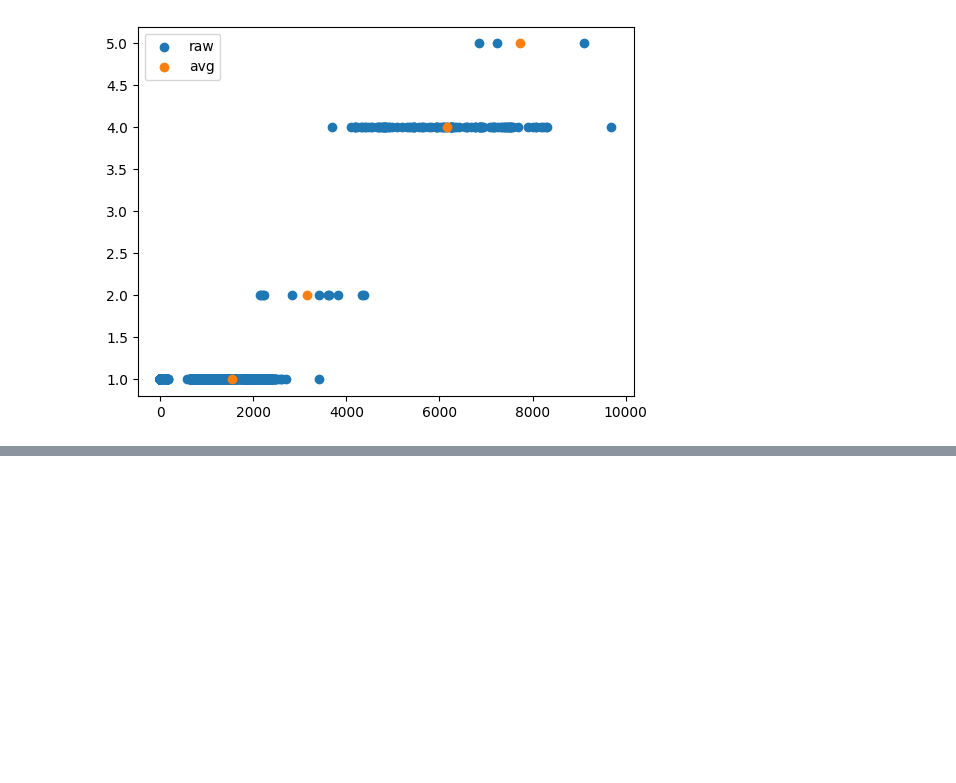
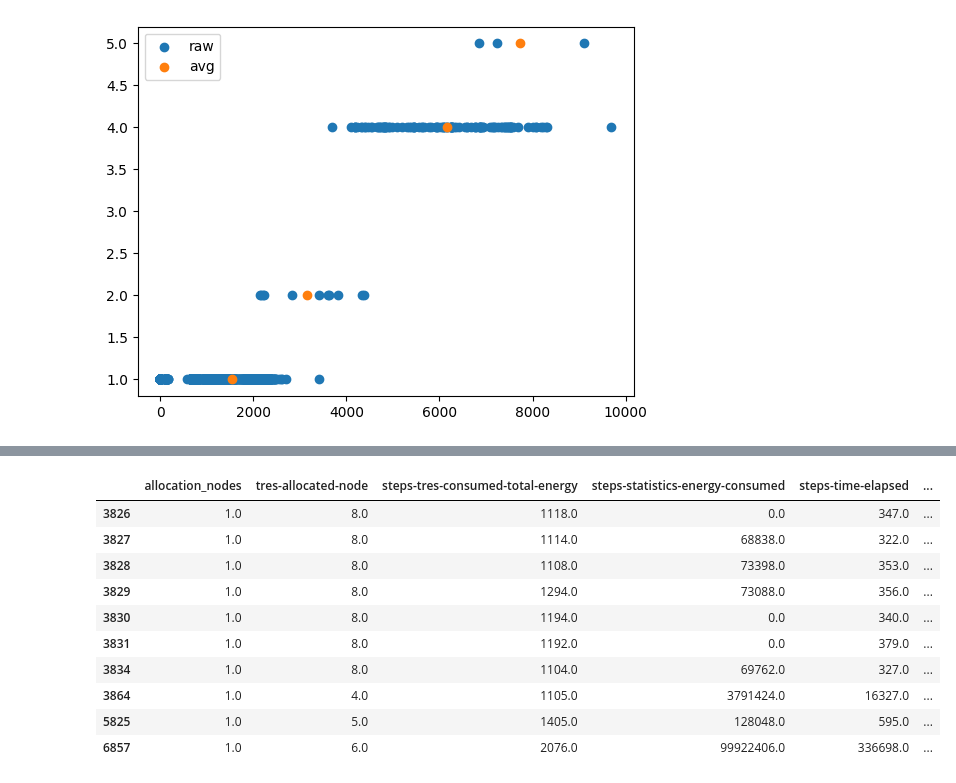
Before and after one commit to admire-eurohpc/AnomalyDetection, a Jupyter notebook: notebooks/visualization.ipynb, the cells around one changed output, grey strips where cells are left out. Saved outputs shown, nothing was run; the diff lists cells and outputs as text; code cells hidden in the pictures; blank space fills up the shorter version.

```diff
--- a/notebooks/visualization.ipynb
+++ b/notebooks/visualization.ipynb
@@ -95,0 +150,29 @@ sum(df['steps-statistics-energy-consumed'] == 0)
+# %%
+columns_of_interest = [
+    'allocation_nodes',
+    'tres-allocated-node',
+    'steps-tres-consumed-total-energy',
+    'steps-statistics-energy-consumed',
+    'steps-time-elapsed',
+    'required-memory',
+    'required-CPUs',
+    'steps-time-start',
+    'priority',
+    # tres
+    'tres-allocated-cpu',
+    'tres-allocated-mem',
+    ]
+
+df.loc[df['steps-tres-consumed-total-energy'] > 1000][columns_of_interest]
+# %% [output]
+|  | allocation_nodes | tres-allocated-node | steps-tres-consumed-total-energy | steps-statistics-energy-consumed | steps-time-elapsed | ... |
+| 3826 | 1.0 | 8.0 | 1118.0 | 0.0 | 347.0 | ... |
+| 3827 | 1.0 | 8.0 | 1114.0 | 68838.0 | 322.0 | ... |
+| 3828 | 1.0 | 8.0 | 1108.0 | 73398.0 | 353.0 | ... |
+| 3829 | 1.0 | 8.0 | 1294.0 | 73088.0 | 356.0 | ... |
+| 3830 | 1.0 | 8.0 | 1194.0 | 0.0 | 340.0 | ... |
+| 3831 | 1.0 | 8.0 | 1192.0 | 0.0 | 379.0 | ... |
+| 3834 | 1.0 | 8.0 | 1104.0 | 69762.0 | 327.0 | ... |
+| 3864 | 1.0 | 4.0 | 1105.0 | 3791424.0 | 16327.0 | ... |
+| 5825 | 1.0 | 5.0 | 1405.0 | 128048.0 | 595.0 | ... |
+| 6857 | 1.0 | 6.0 | 2076.0 | 99922406.0 | 336698.0 | ... |
```
Also changed, not shown: parts of 9 cells of this notebook, 9 other files.
